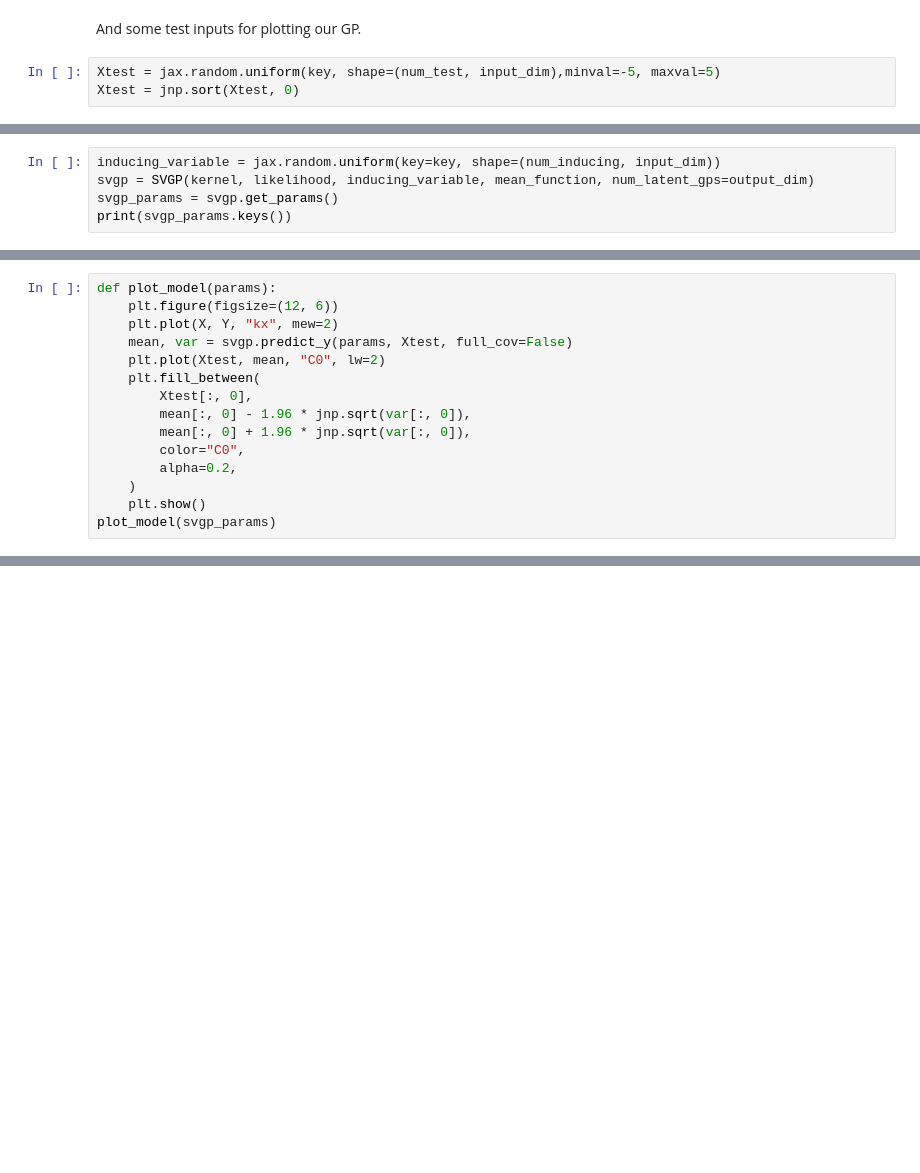
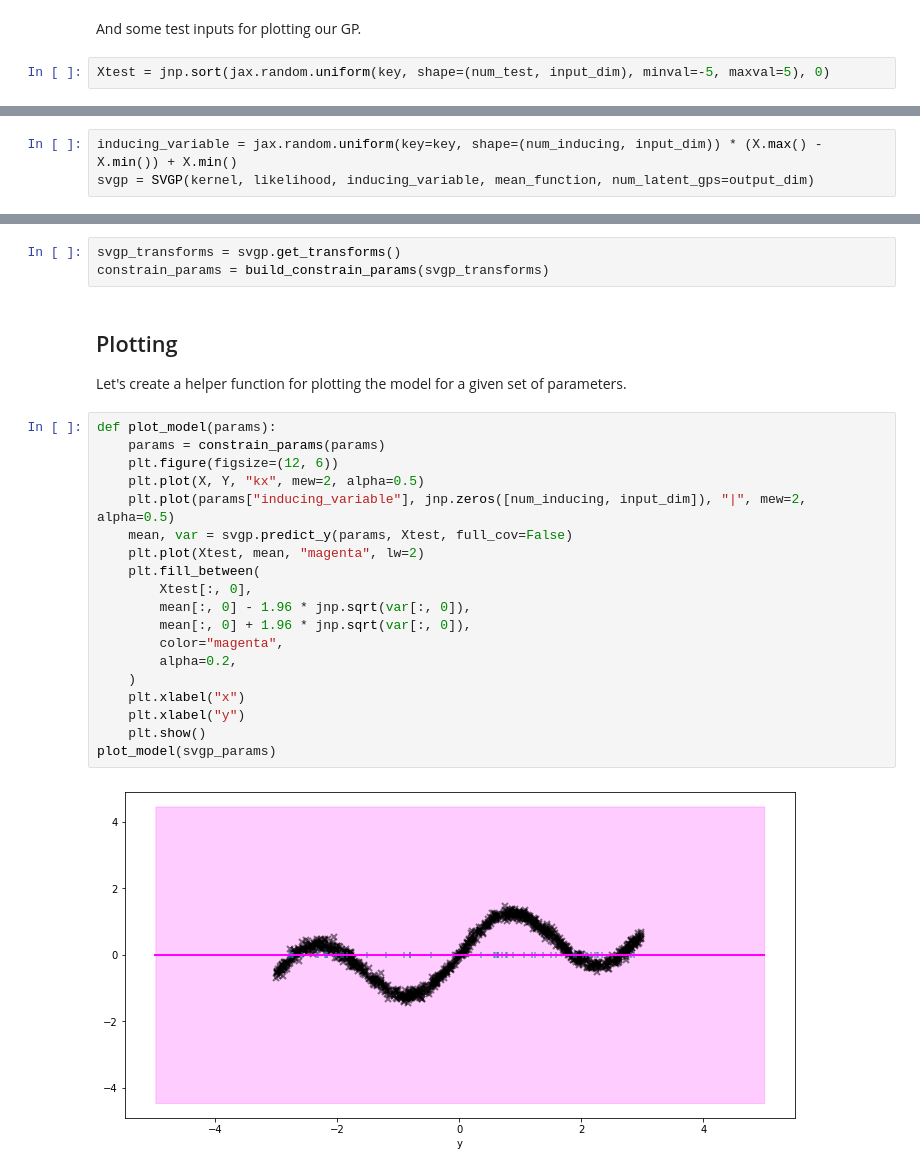
Before and after one commit to aidanscannell/GPJax, a Jupyter notebook: examples/svgp_regression.ipynb, the cells around one changed output, grey strips where cells are left out. Drawn from its saved outputs; the diff is of its cells as text; blank space fills up the shorter version.

```diff
--- a/examples/svgp_regression.ipynb
+++ b/examples/svgp_regression.ipynb
@@ -38,6 +44,5 @@ plt.show()
 # %% [markdown]
 And some test inputs for plotting our GP.
 # %%
-Xtest = jax.random.uniform(key, shape=(num_test, input_dim),minval=-5, maxval=5)
-Xtest = jnp.sort(Xtest, 0)
+Xtest = jnp.sort(jax.random.uniform(key, shape=(num_test, input_dim), minval=-5, maxval=5), 0)
 # %% [markdown]
@@ -55,5 +57,3 @@ kernel = SquaredExponential(lengthscales=jnp.ones(input_dim, dtype=jnp.float64),
 # %%
-inducing_variable = jax.random.uniform(key=key, shape=(num_inducing, input_dim))
+inducing_variable = jax.random.uniform(key=key, shape=(num_inducing, input_dim)) * (X.max() - X.min()) + X.min()
 svgp = SVGP(kernel, likelihood, inducing_variable, mean_function, num_latent_gps=output_dim)
-svgp_params = svgp.get_params()
-print(svgp_params.keys())
@@ -62,15 +59,0 @@ dict_keys(['kernel', 'likelihood', 'mean_function', 'inducing_variable', 'q_mu',
-# %%
-def plot_model(params):
-    plt.figure(figsize=(12, 6))
-    plt.plot(X, Y, "kx", mew=2)
-    mean, var = svgp.predict_y(params, Xtest, full_cov=False)
-    plt.plot(Xtest, mean, "C0", lw=2)
-    plt.fill_between(
-        Xtest[:, 0],
-        mean[:, 0] - 1.96 * jnp.sqrt(var[:, 0]),
-        mean[:, 0] + 1.96 * jnp.sqrt(var[:, 0]),
-        color="C0",
-        alpha=0.2,
-    )
-    plt.show()
-plot_model(svgp_params)
@@ -87,0 +75,27 @@ base before A
+# %%
+svgp_transforms = svgp.get_transforms()
+constrain_params = build_constrain_params(svgp_transforms)
+# %% [markdown]
+## Plotting
+Let's create a helper function for plotting the model for a given set of parameters.
+# %%
+def plot_model(params):
+    params = constrain_params(params)
+    plt.figure(figsize=(12, 6))
+    plt.plot(X, Y, "kx", mew=2, alpha=0.5)
+    plt.plot(params["inducing_variable"], jnp.zeros([num_inducing, input_dim]), "|", mew=2, alpha=0.5)
+    mean, var = svgp.predict_y(params, Xtest, full_cov=False)
+    plt.plot(Xtest, mean, "magenta", lw=2)
+    plt.fill_between(
+        Xtest[:, 0],
+        mean[:, 0] - 1.96 * jnp.sqrt(var[:, 0]),
+        mean[:, 0] + 1.96 * jnp.sqrt(var[:, 0]),
+        color="magenta",
+        alpha=0.2,
+    )
+    plt.xlabel("x")
+    plt.xlabel("y")
+    plt.show()
+plot_model(svgp_params)
+# %% [output]
+[figure, added]
```
Also changed, not shown: parts of 25 cells of this notebook.
